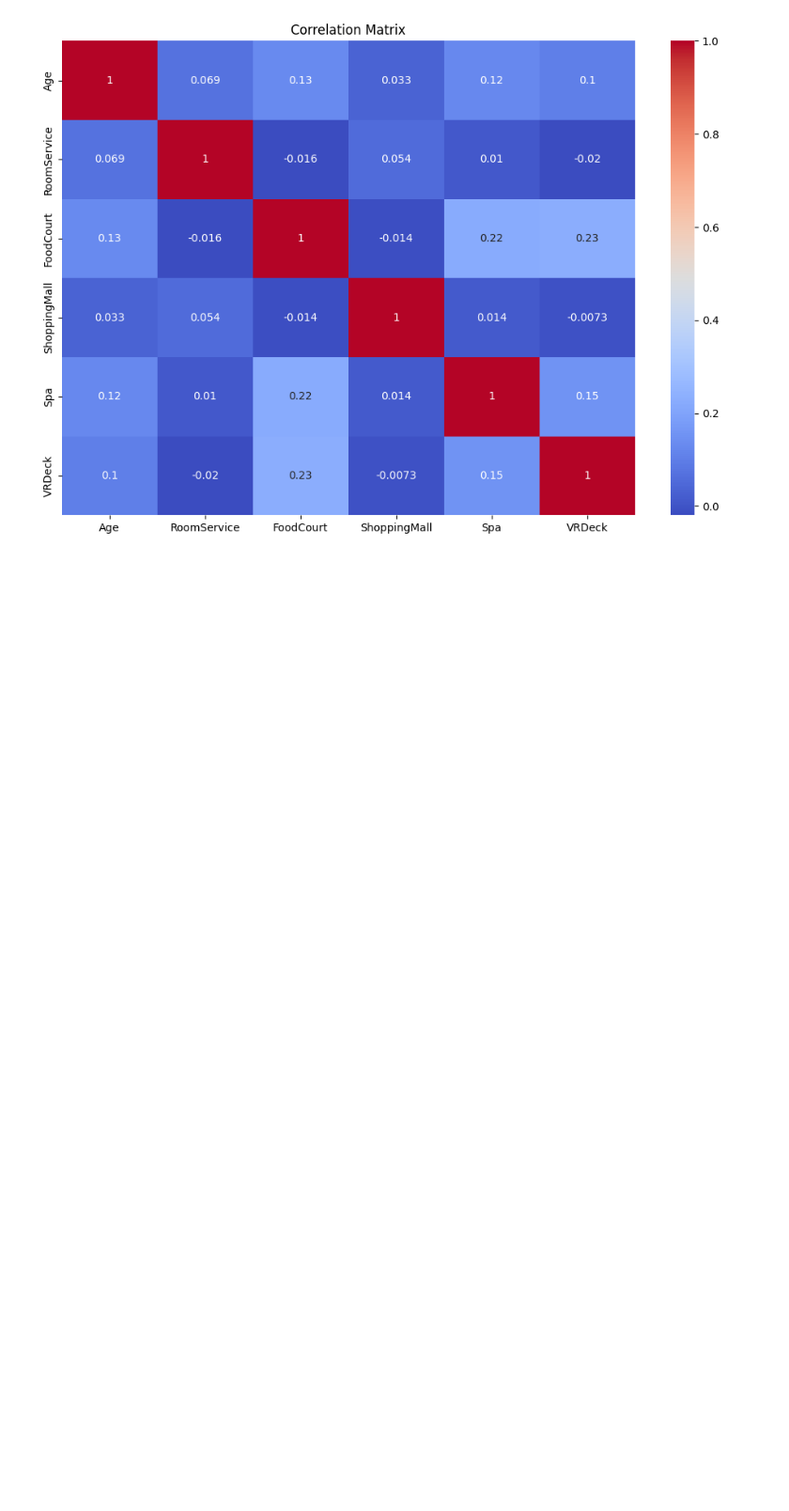
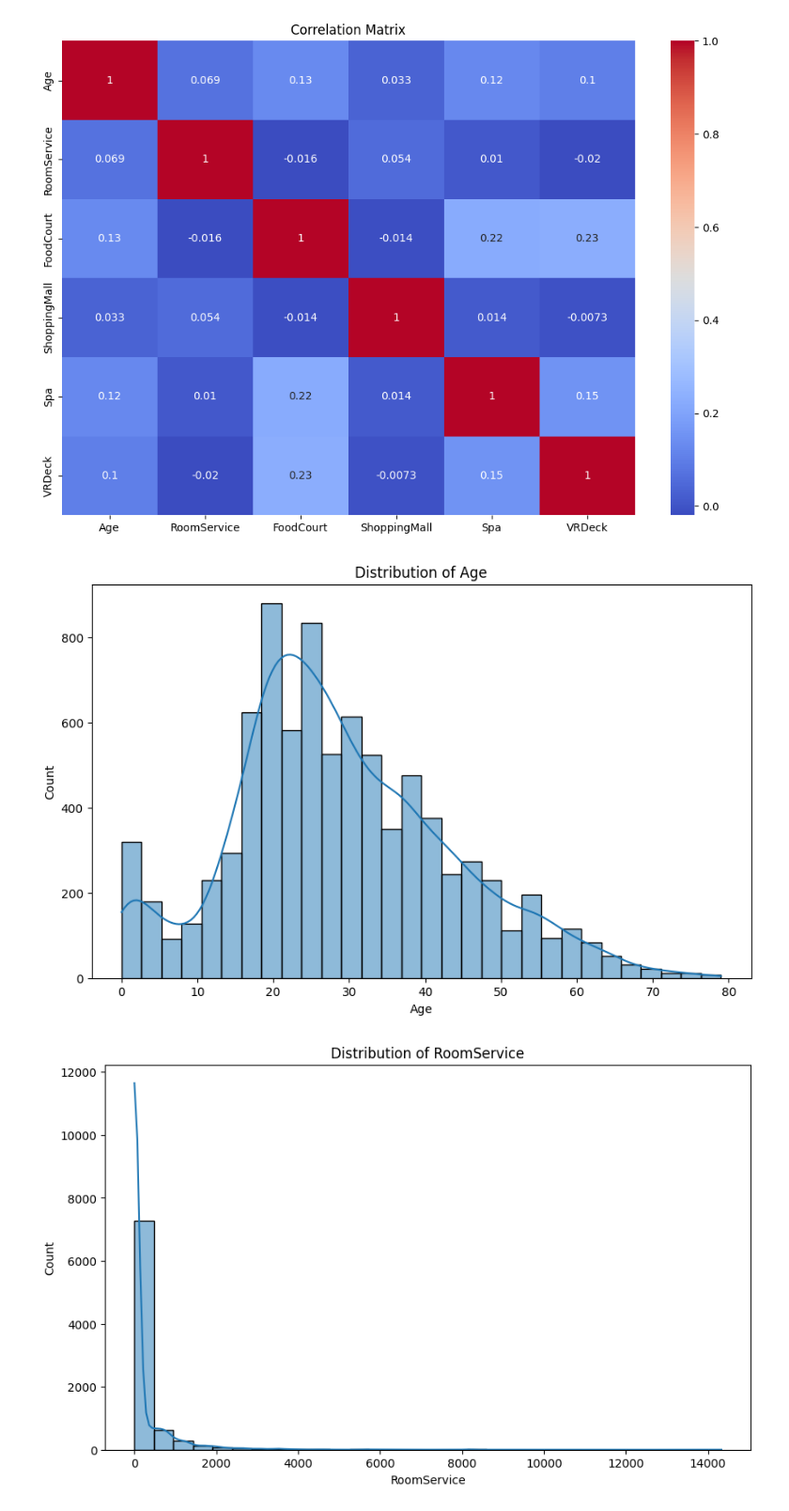
Before and after one commit to 7PAM2015-0509-2023-Group6/Kaggle-Challenge-Spaceship-Titanic-, a Jupyter notebook: Assignment2_kaggle.ipynb, the cells around one changed output. Shown: that part at 94% size. Saved outputs shown, nothing was run; the diff lists cells and outputs as text; code cells hidden in the pictures; blank space fills up the shorter version.

```diff
--- a/Assignment2_kaggle.ipynb
+++ b/Assignment2_kaggle.ipynb
@@ -116,3 +116,25 @@ plt.show()
 [figure]
 [figure]
 [figure]
+# %%
+import seaborn as sns
+import matplotlib.pyplot as plt
+
+# Plot distribution of numerical features
+numerical_features = ['Age', 'RoomService', 'FoodCourt', 'ShoppingMall', 'Spa', 'VRDeck']
+for feature in numerical_features:
+    plt.figure(figsize=(10, 6))
+    sns.histplot(train_df[feature], bins=30, kde=True)
+    plt.title(f'Distribution of {feature}')
+    plt.show()
+
+# Plot distribution of categorical features
+categorical_features = ['HomePlanet', 'CryoSleep', 'Destination', 'VIP', 'Transported']
+for feature in categorical_features:
+    plt.figure(figsize=(10, 6))
+    sns.countplot(data=train_df, x=feature)
+    plt.title(f'Count of {feature}')
+    plt.show()
+# %% [output]
+[figure, added]
+[figure, added]
```
Also changed, not shown: parts of 1 cell of this notebook.
